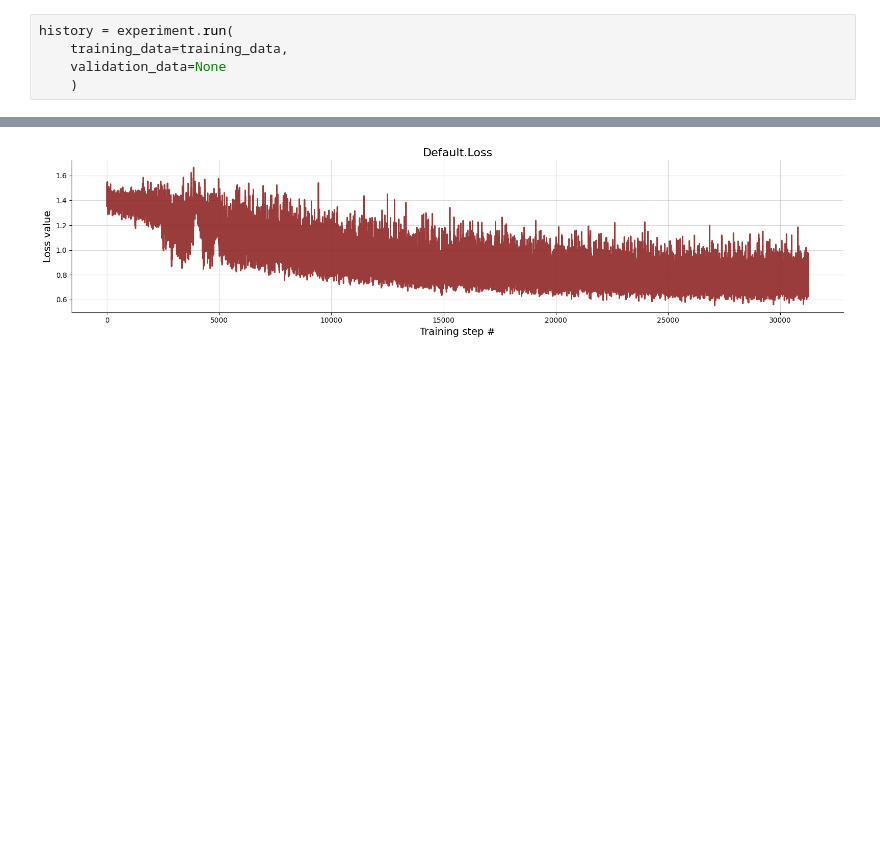
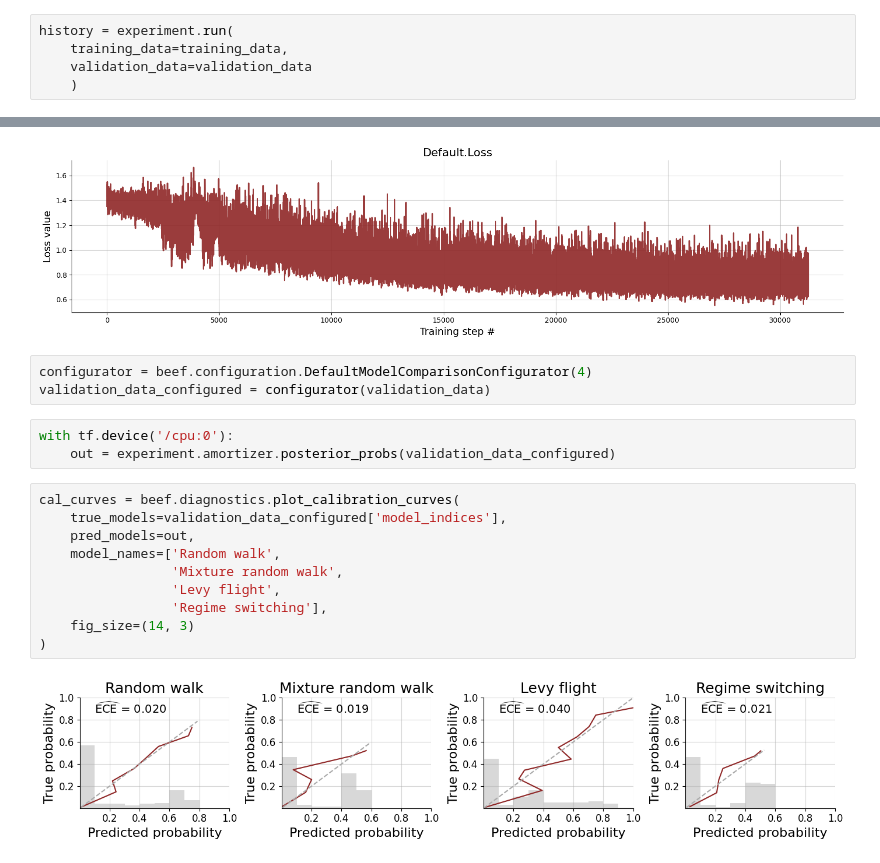
Before and after one commit to bayesflow-org/Non-Stationary-DDM-Validation, a Jupyter notebook: applications/model_comparison/notebooks/02_model_comparison.ipynb, the cells around one changed output, grey strips where cells are left out. Drawn from its saved outputs; the diff is of its cells as text; blank space fills up the shorter version.

Commit message:
solve model comp

```diff
--- a/applications/model_comparison/notebooks/02_model_comparison.ipynb
+++ b/applications/model_comparison/notebooks/02_model_comparison.ipynb
@@ -56,5 +40,5 @@ array([[[ 0.96803147],
 # %%
 history = experiment.run(
     training_data=training_data,
-    validation_data=None
+    validation_data=validation_data
     )
@@ -62,3 +51,21 @@ history = experiment.run(
 f = beef.diagnostics.plot_losses(history)
 # %% [output]
 [figure]
+# %%
+configurator = beef.configuration.DefaultModelComparisonConfigurator(4)
+validation_data_configured = configurator(validation_data)
+# %%
+with tf.device('/cpu:0'):
+    out = experiment.amortizer.posterior_probs(validation_data_configured)
+# %%
+cal_curves = beef.diagnostics.plot_calibration_curves(
+    true_models=validation_data_configured['model_indices'],
+    pred_models=out,
+    model_names=['Random walk',
+                 'Mixture random walk',
+                 'Levy flight',
+                 'Regime switching'],
+    fig_size=(14, 3)
+)
+# %% [output]
+[figure, added]
```
Also changed, not shown: parts of 4 cells of this notebook.
